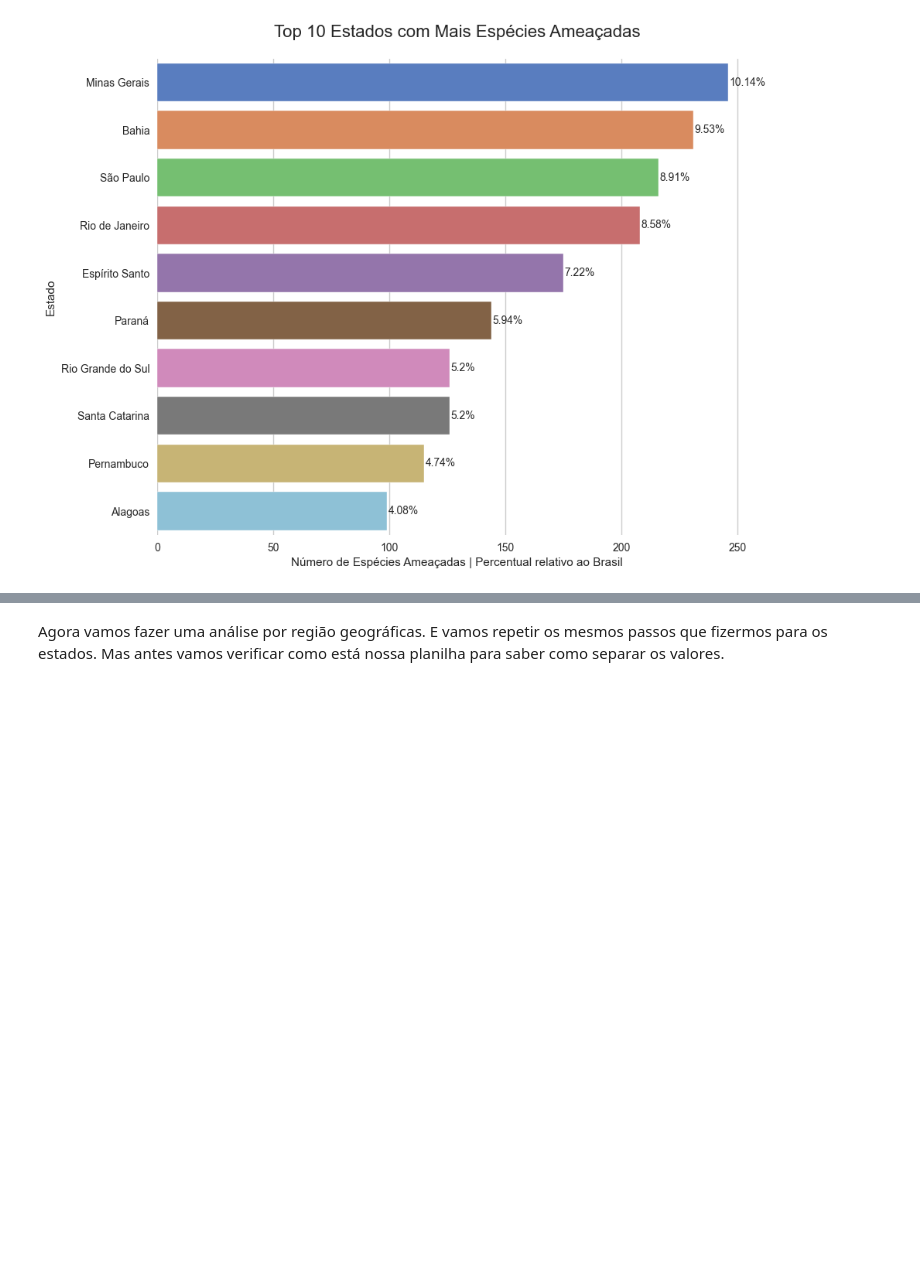
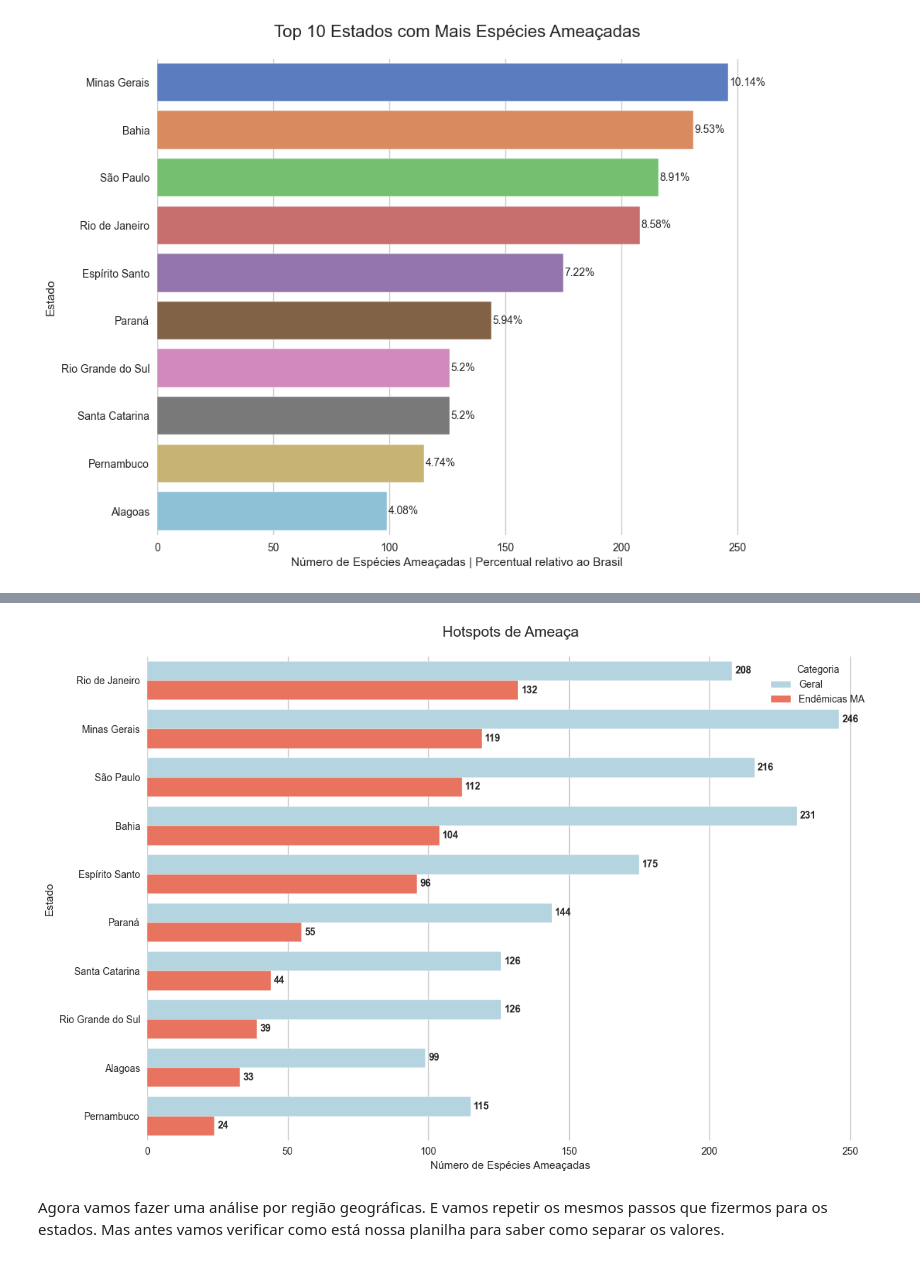
Before and after one commit to Carrascofs/analise-biodiversidade-mata-atlantica, a Jupyter notebook: notebooks/01_limpeza_e_exploracao.ipynb, the cells around one changed output, grey strips where cells are left out. Cells and saved outputs as stored; diff of their text form; code cells hidden in the pictures; blank space fills up the shorter version.

```diff
--- a/notebooks/01_limpeza_e_exploracao.ipynb
+++ b/notebooks/01_limpeza_e_exploracao.ipynb
@@ -749,0 +789,3 @@ Text(0, 0.5, 'Estado')
+# %%
+estados_filtr_top_MA = estados_filtr_MA_2.head(10)
+estados_filtr_top_MA
@@ -750,3 +826,37 @@ Text(0, 0.5, 'Estado')
+# %%
+estados_filtr_top_MA = estados_filtr_top_MA.sort_values('Frequências', ascending=False)
+
+ordem_estados = estados_filtr_top_MA['Estado'].tolist()
+
+estados_filtr_top['Tipo'] = 'Geral'
+estados_filtr_top_MA['Tipo'] = 'Endêmicas MA'
+df_comparativo_estados = pd.concat([estados_filtr_top, estados_filtr_top_MA])
+
+# Plotando com o parâmetro 'order'
+plt.figure(figsize=(12, 8))
+
+ax = sns.barplot(
+    data=df_comparativo_estados,
+    y='Estado',
+    x='Frequências',
+    hue='Tipo',
+    palette=['#ADD8E6', '#FF6347'],
+    order=ordem_estados
+)
+
+
+for container in ax.containers:
+    ax.bar_label(container, padding=3, fontsize=10, fontweight='bold')
+
+plt.title('Hotspots de Ameaça', fontsize=15, pad=20)
+plt.xlabel('Número de Espécies Ameaçadas')
+plt.ylabel('Estado')
+plt.legend(title='Categoria')
+plt.tight_layout()
+
+plt.show()
+# %% [output]
+[figure, added]
 # %% [markdown]
 Agora vamos fazer uma análise por região geográficas. E vamos repetir os mesmos passos que fizermos para os estados. Mas antes vamos verificar como está nossa planilha para saber como separar os valores.
 # %%
```
Also changed, not shown: parts of 13 cells of this notebook.
